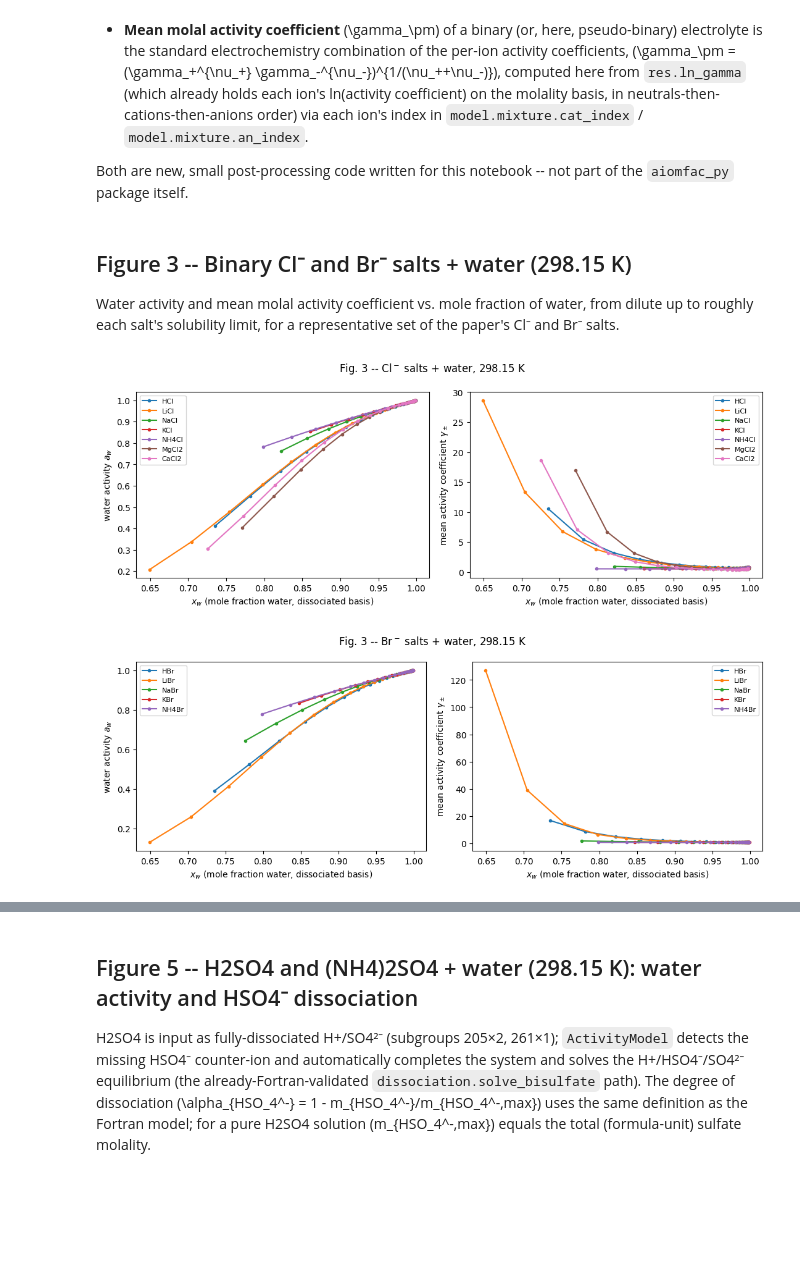
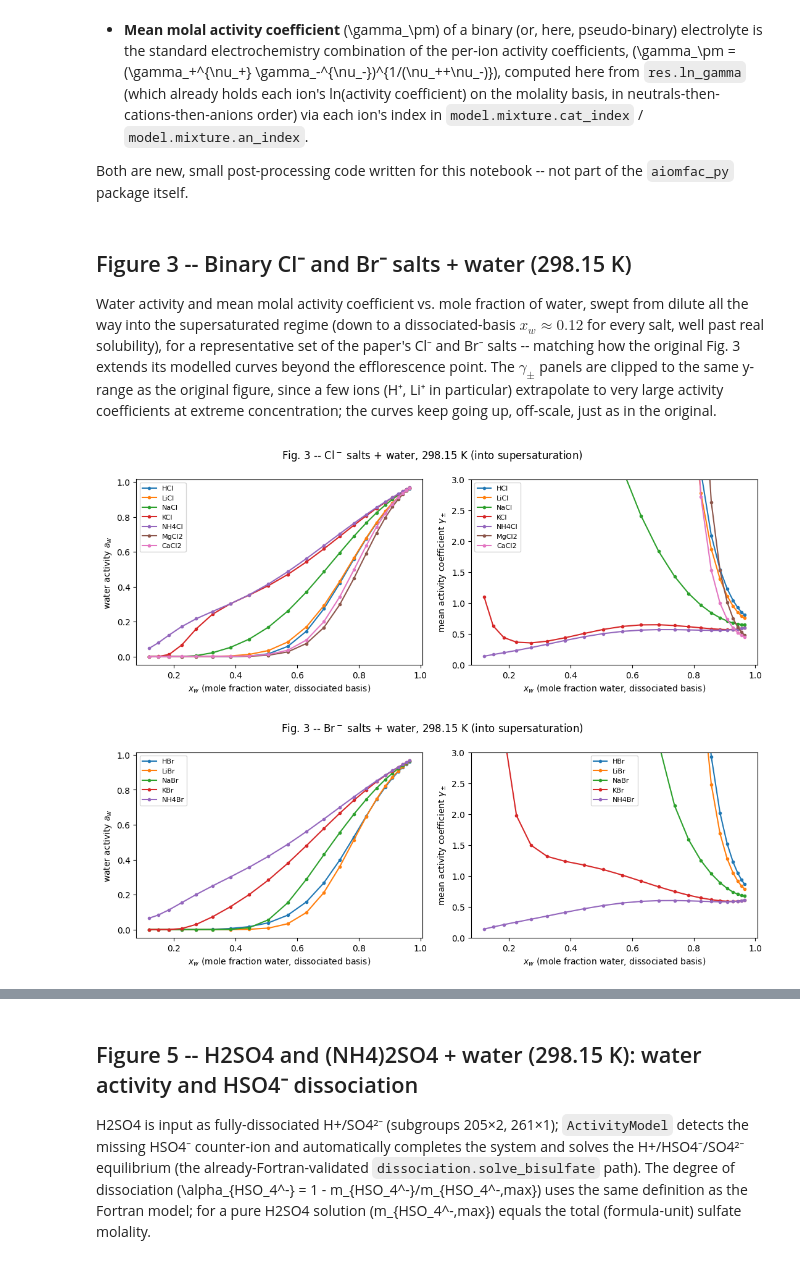
Before and after one commit to SeoulTechPSE/aiomfac-python, a Jupyter notebook: notebooks/02_reproduce_zuend2008.ipynb, the cells around one changed output, grey strips where cells are left out. Saved outputs shown, nothing was run; the diff lists cells and outputs as text; code cells hidden in the pictures; blank space fills up the shorter version.

```diff
--- a/notebooks/02_reproduce_zuend2008.ipynb
+++ b/notebooks/02_reproduce_zuend2008.ipynb
@@ -99,6 +99,18 @@ def mean_gamma_pm(model, res, cat_subgroup, an_subgroup, nu_c, nu_a):
 
 def water_activity(res):
     return res.activity[0]
+
+
+def m_max_for_xw(n_ions, xw_target=0.12):
+    """Molality (mol/kg water) at which the fully-dissociated-basis mole fraction of water reaches
+    xw_target, for a salt that dissociates into n_ions ions per formula unit. Used to push
+    binary_salt_sweep well past each salt's real (sub)saturation solubility limit and into the
+    supersaturated regime that AIOMFAC-web is deliberately parametrised to remain numerically
+    well-defined in -- matching the original Fig. 3/4 caption: "At very high concentrations, beyond
+    the efflorescence of supersaturated solutions, the curves are model predictions without direct
+    experimental support." (Zuend et al., 2008)"""
+    water_molal = 1000.0 / 18.015   # mol water per kg water, i.e. per kg of solvent
+    return water_molal * (1 - xw_target) / (xw_target * n_ions)
 
 
 def binary_salt_sweep(cat_subgroup, an_subgroup, nu_c, nu_a, M_salt, m_max, T_K=298.15, n=22):
@@ -128,46 +140,47 @@ def fig_pair(title):
 # %% [markdown]
 ## Figure 3 -- Binary Cl⁻ and Br⁻ salts + water (298.15 K)
 
-Water activity and mean molal activity coefficient vs. mole fraction of water, from dilute up to roughly each
-salt's solubility limit, for a representative set of the paper's Cl⁻ and Br⁻ salts.
+Water activity and mean molal activity coefficient vs. mole fraction of water, swept from dilute all the way into the supersaturated regime (down to a dissociated-basis $x_w \approx 0.12$ for every salt, well past real solubility), for a representative set of the paper's Cl⁻ and Br⁻ salts -- matching how the original Fig. 3 extends its modelled curves beyond the efflorescence point. The $\gamma_\pm$ panels are clipped to the same y-range as the original figure, since a few ions (H⁺, Li⁺ in particular) extrapolate to very large activity coefficients at extreme concentration; the curves keep going up, off-scale, just as in the original.
 # %%
 # subgroup 205=H+, 201=Li+, 202=Na+, 203=K+, 204=NH4+, 223=Mg2+, 221=Ca2+, 242=Cl-, 243=Br-
-# entries: (name, cation subgroup, anion subgroup, nu_cation, nu_anion, M_salt [g/mol], m_max [mol/kg water])
+# entries: (name, cation subgroup, anion subgroup, nu_cation, nu_anion, M_salt [g/mol])
 cl_salts = [
-    ("HCl",    205, 242, 1, 1, 36.46,  10.0),
-    ("LiCl",   201, 242, 1, 1, 42.39,  15.0),
-    ("NaCl",   202, 242, 1, 1, 58.44,   6.0),
-    ("KCl",    203, 242, 1, 1, 74.55,   4.5),
-    ("NH4Cl",  204, 242, 1, 1, 53.49,   7.0),
-    ("MgCl2",  223, 242, 1, 2, 95.21,   5.5),
-    ("CaCl2",  221, 242, 1, 2, 110.98,  7.0),
+    ("HCl",    205, 242, 1, 1, 36.46),
+    ("LiCl",   201, 242, 1, 1, 42.39),
+    ("NaCl",   202, 242, 1, 1, 58.44),
+    ("KCl",    203, 242, 1, 1, 74.55),
+    ("NH4Cl",  204, 242, 1, 1, 53.49),
+    ("MgCl2",  223, 242, 1, 2, 95.21),
+    ("CaCl2",  221, 242, 1, 2, 110.98),
 ]
 br_salts = [
-    ("HBr",    205, 243, 1, 1, 80.91,  10.0),
-    ("LiBr",   201, 243, 1, 1, 86.85,  15.0),
-    ("NaBr",   202, 243, 1, 1, 102.89,  8.0),
-    ("KBr",    203, 243, 1, 1, 119.00,  5.0),
-    ("NH4Br",  204, 243, 1, 1, 97.94,   7.0),
+    ("HBr",    205, 243, 1, 1, 80.91),
+    ("LiBr",   201, 243, 1, 1, 86.85),
+    ("NaBr",   202, 243, 1, 1, 102.89),
+    ("KBr",    203, 243, 1, 1, 119.00),
+    ("NH4Br",  204, 243, 1, 1, 97.94),
 ]
 
-fig, ax1, ax2 = fig_pair("Fig. 3 -- Cl$^-$ salts + water, 298.15 K")
-for name, cat, an, nu_c, nu_a, M, m_max in cl_salts:
-    xw, aw, gpm, _ = binary_salt_sweep(cat, an, nu_c, nu_a, M, m_max)
+fig, ax1, ax2 = fig_pair("Fig. 3 -- Cl$^-$ salts + water, 298.15 K (into supersaturation)")
+for name, cat, an, nu_c, nu_a, M in cl_salts:
+    xw, aw, gpm, _ = binary_salt_sweep(cat, an, nu_c, nu_a, M, m_max_for_xw(nu_c + nu_a))
     ax1.plot(xw, aw, marker="o", ms=3, label=name)
     ax2.plot(xw, gpm, marker="o", ms=3, label=name)
 ax1.legend(fontsize=8); ax2.legend(fontsize=8)
+ax2.set_ylim(0, 3)
 plt.tight_layout(); plt.show()
 
-fig, ax1, ax2 = fig_pair("Fig. 3 -- Br$^-$ salts + water, 298.15 K")
-for name, cat, an, nu_c, nu_a, M, m_max in br_salts:
-    xw, aw, gpm, _ = binary_salt_sweep(cat, an, nu_c, nu_a, M, m_max)
+fig, ax1, ax2 = fig_pair("Fig. 3 -- Br$^-$ salts + water, 298.15 K (into supersaturation)")
+for name, cat, an, nu_c, nu_a, M in br_salts:
+    xw, aw, gpm, _ = binary_salt_sweep(cat, an, nu_c, nu_a, M, m_max_for_xw(nu_c + nu_a))
     ax1.plot(xw, aw, marker="o", ms=3, label=name)
     ax2.plot(xw, gpm, marker="o", ms=3, label=name)
 ax1.legend(fontsize=8); ax2.legend(fontsize=8)
+ax2.set_ylim(0, 3)
 plt.tight_layout(); plt.show()
 # %% [output]
-[figure, old version]
+[figure, new version]
-[figure, old version]
+[figure, new version]
 # %% [markdown]
 ## Figure 4 -- Binary NO3⁻ and SO4²⁻ salts + water (298.15 K)
 
```
Also changed, not shown: parts of 2 cells of this notebook.
